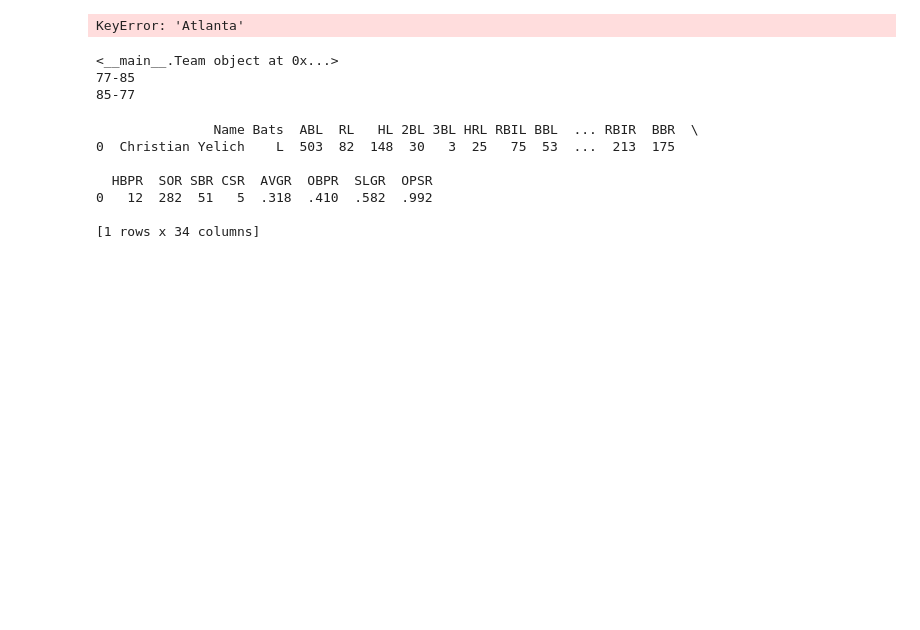
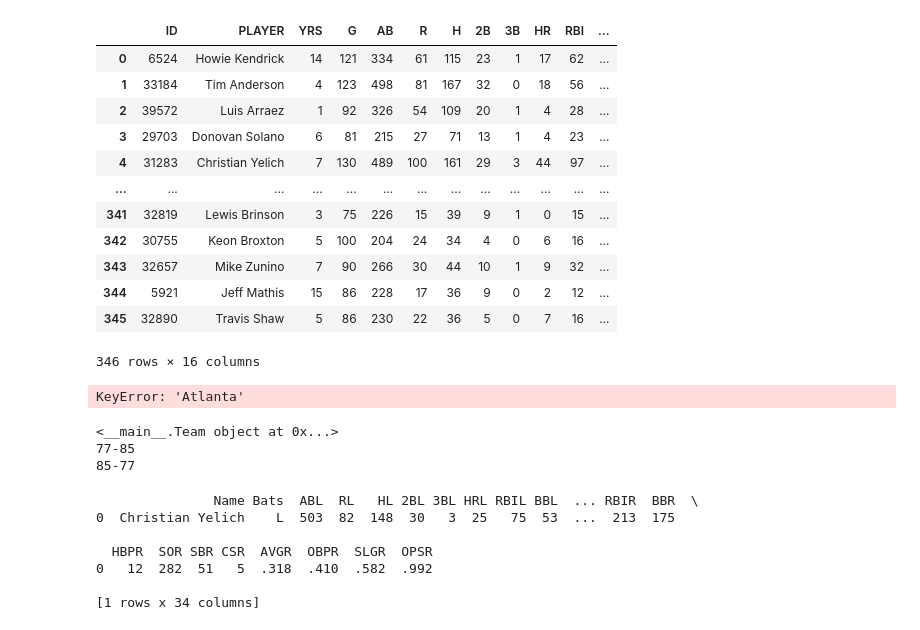
Before and after one commit to jmaloon1/Baseball-Simulator, a Jupyter notebook: Baseball Simulator.ipynb, the cells around one changed output. Drawn from its saved outputs; the diff is of its cells as text; code cells hidden in the pictures; blank space fills up the shorter version.

Commit message:
Add files via upload
Created csv to store data fro quicker access. Incorporated schedule

```diff
--- a/Baseball Simulator.ipynb
+++ b/Baseball Simulator.ipynb
@@ -697,6 +739,26 @@ def convert_float(row, column):
             return(float(row[column]))
         else:
             return(0.0)
+# %%
+def reading_data(file_name):
+    """Loads spreadsheet
+    Args:
+        file_name: path of file
+    Returns:
+        dataframe of data
+    """
+    return(pd.read_csv(file_name))
+
+def writing_data(df, filename):
+    """Writing to spreadsheet
+    Args:
+        df: data
+        file_name: path of file
+    """
+    df.to_csv(filename, index=False)
+
+#writing_data(batter_stats_df, 'mlb_batter_stats_2019.csv')
+#writing_data(pitcher_stats_df, 'mlb_pitcher_stats_2019.csv')
 # %%
 def batter_stats():
 
@@ -898,10 +960,25 @@ def create_teams(batter_stats, pitcher_stats, starters):
 
     return team_dict
 # %%
-batter_stats_df = batter_stats()
-pitcher_stats_df = pitcher_stats()
+batter_stats_df = reading_data('mlb_batter_stats_2019.csv')
+pitcher_stats_df = reading_data('mlb_pitcher_stats_2019.csv')
 batter_stats_df, pitcher_stats_df = column_type(batter_stats_df, pitcher_stats_df)
 starters_dict = projected_starters()
+batter_stats_df
+# %% [output]
+|  | ID | PLAYER | YRS | G | AB | R | H | 2B | 3B | HR | RBI | ... |
+| 0 | 6524 | Howie Kendrick | 14 | 121 | 334 | 61 | 115 | 23 | 1 | 17 | 62 | ... |
+| 1 | 33184 | Tim Anderson | 4 | 123 | 498 | 81 | 167 | 32 | 0 | 18 | 56 | ... |
+| 2 | 39572 | Luis Arraez | 1 | 92 | 326 | 54 | 109 | 20 | 1 | 4 | 28 | ... |
+| 3 | 29703 | Donovan Solano | 6 | 81 | 215 | 27 | 71 | 13 | 1 | 4 | 23 | ... |
+| 4 | 31283 | Christian Yelich | 7 | 130 | 489 | 100 | 161 | 29 | 3 | 44 | 97 | ... |
+| ... | ... | ... | ... | ... | ... | ... | ... | ... | ... | ... | ... | ... |
+| 341 | 32819 | Lewis Brinson | 3 | 75 | 226 | 15 | 39 | 9 | 1 | 0 | 15 | ... |
+| 342 | 30755 | Keon Broxton | 5 | 100 | 204 | 24 | 34 | 4 | 0 | 6 | 16 | ... |
+| 343 | 32657 | Mike Zunino | 7 | 90 | 266 | 30 | 44 | 10 | 1 | 9 | 32 | ... |
+| 344 | 5921 | Jeff Mathis | 15 | 86 | 228 | 17 | 36 | 9 | 0 | 2 | 12 | ... |
+| 345 | 32890 | Travis Shaw | 5 | 86 | 230 | 22 | 36 | 5 | 0 | 7 | 16 | ... |
+346 rows × 16 columns
 # %%
 team_dict_df = create_teams(batter_stats_df, pitcher_stats_df, starters_dict)
 # %%
```
Also changed, not shown: parts of 8 cells of this notebook, 3 other files.
